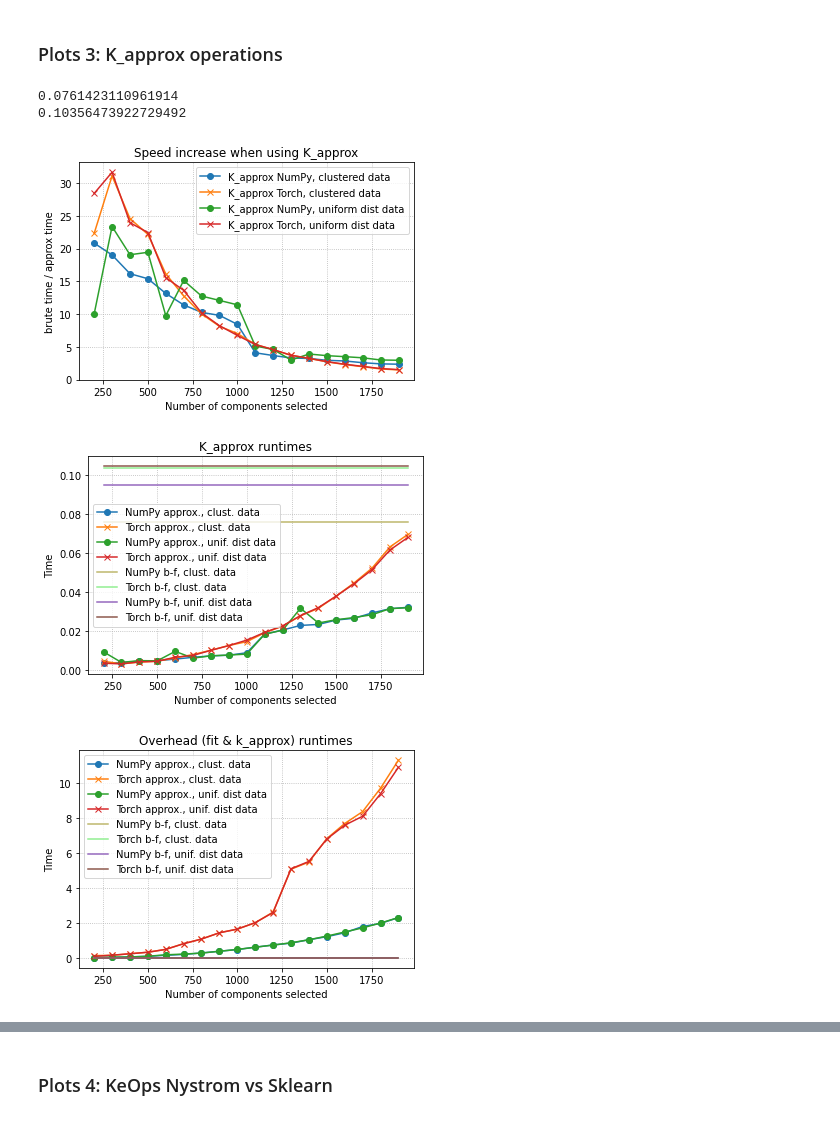
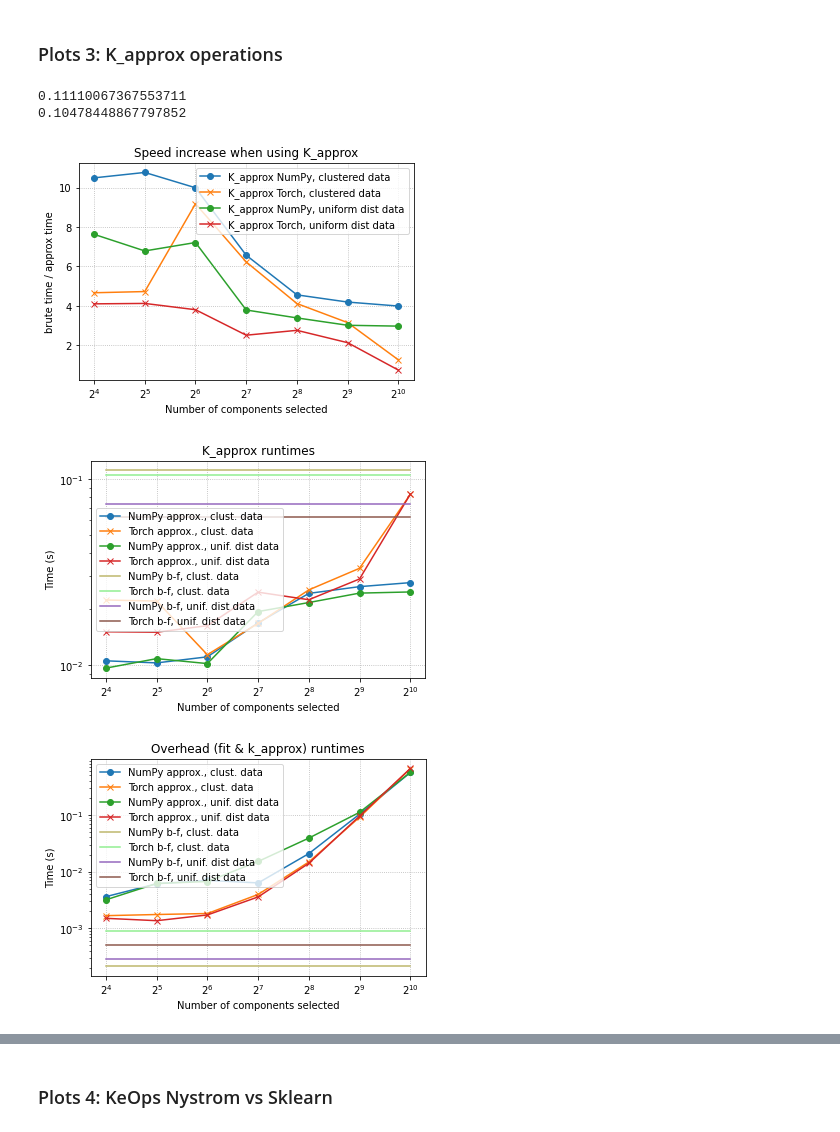
Before and after one commit to huddyyeo/keops_project, a Jupyter notebook: Nystrom_work/Nystrom_benchmarking.ipynb, the cells around one changed output, grey strips where cells are left out. Saved outputs shown, nothing was run; the diff lists cells and outputs as text; code cells hidden in the pictures.

```diff
--- a/Nystrom_work/Nystrom_benchmarking.ipynb
+++ b/Nystrom_work/Nystrom_benchmarking.ipynb
@@ -378,8 +376,8 @@ def pairwise_kernels(kernel, x, y=None, sigma=None, lang = 'torch'):
         y = x
 
     if lang == 'torch':
-        x = (x / sigma).to(device)
-        y = (y / sigma).to(device)
+        x = x / (np.sqrt(2)*sigma)
+        y = y / (np.sqrt(2)*sigma)
 
         x_i, x_j = LazyTensor(x[:, None, :]), LazyTensor(y[None, :, :])
         D_ij = ((x_i - x_j) ** 2).sum(dim=2)
@@ -398,17 +396,21 @@ from pykeops.torch import LazyTensor
 def plot_3(data, data_t):
 
     # generate a random vector for computation
-    rnd_vector = torch.rand(10000, dtype=torch.float64)*100 # row vector
-    rnd_vector_t = rnd_vector.to(device)
-    rnd_vector_np = rnd_vector.numpy()
+    rnd_vector_t = torch.rand(10000, dtype=torch.float64)*100 # row vector
+    # rnd_vector_t = rnd_vector.to(device)
+    rnd_vector_np = rnd_vector_t.numpy()
 
     # get brute force computation time for torch
+    torch.cuda.synchronize()
     start = time.time()
+    torch.cuda.synchronize()
     kernel_brute_torch = pairwise_kernels('rbf', data_t, lang='torch')
     end =  time.time()
     brute_overhead_t = end-start
 
+    torch.cuda.synchronize()
     start = time.time()
+    torch.cuda.synchronize()
     res = kernel_brute_torch @ rnd_vector_t
     end = time.time()
     brute_time_t = end-start
@@ -468,8 +470,8 @@ r_times_np, r_times_torch, r_speed_np, r_speed_t, r_oh_np, r_oh_t, r_b_time_np,
 print(b_time_np)
 print(b_time_t)
 # %% [output]
-0.0761423110961914
-0.10356473922729492
+0.11110067367553711
+0.10478448867797852
 # %%
 # plot time difference
 
@@ -482,13 +484,13 @@ plt.plot(NS, r_speed_t, marker ="x", label = 'K_approx Torch, uniform dist data'
 
 plt.title("Speed increase when using K_approx")
 plt.xlabel("Number of components selected")
+plt.xscale("log", basex=2)
 plt.ylabel("brute time / approx time")
-plt.xscale("log", xbase=2)
 plt.grid(True, which="major", linestyle="dotted")
 plt.legend()
 plt.show()
 # %% [output]
-[figure, old version]
+[figure, new version]
 # %%
 plt.plot(NS, times_np, marker = "o", label='NumPy approx., clust. data')
 plt.plot(NS, times_torch, marker ="x", label = 'Torch approx., clust. data')
@@ -504,33 +506,33 @@ plt.title("K_approx runtimes")
 plt.xlabel("Number of components selected")
 plt.ylabel("Time (s)")
 plt.yscale("log")
-plt.xscale("log", xbase=2)
+plt.xscale("log", basex=2)
 plt.grid(True, which="major", linestyle="dotted")
 plt.legend()
 plt.show()
 # %% [output]
-[figure, old version]
+[figure, new version]
 # %%
 plt.plot(NS, oh_np, marker = "o", label='NumPy approx., clust. data')
 plt.plot(NS, oh_t, marker ="x", label = 'Torch approx., clust. data')
 plt.plot(NS, r_oh_np, marker = "o", label='NumPy approx., unif. dist data')
 plt.plot(NS, r_oh_t, marker ="x", label = 'Torch approx., unif. dist data')
 
 plt.plot(NS, [b_oh_np for item in times_np], color='darkkhaki', label='NumPy b-f, clust. data')
 plt.plot(NS, [b_oh_t for item in times_torch], color='lightgreen', label='Torch b-f, clust. data')
 plt.plot(NS, [r_b_oh_np for item in times_np], label='NumPy b-f, unif. dist data')
 plt.plot(NS, [r_b_oh_t for item in times_torch], label='Torch b-f, unif. dist data')
 
 plt.title("Overhead (fit & k_approx) runtimes")
 plt.xlabel("Number of components selected")
 plt.ylabel("Time (s)")
 plt.yscale("log")
-plt.xscale("log", xbase=2)
+plt.xscale("log", basex=2)
 plt.grid(True, which="major", linestyle="dotted")
 plt.legend()
 plt.show()
 # %% [output]
-[figure, old version]
+[figure, new version]
 # %%
 plt.plot(NS, [item/b_oh_np for item in oh_np], marker = "o", label='NumPy approx., clust. data')
 plt.plot(NS, [item/b_oh_t for item in oh_t], marker ="x", label = 'Torch approx., clust. data')
```
Also changed, not shown: parts of 25 cells of this notebook.
